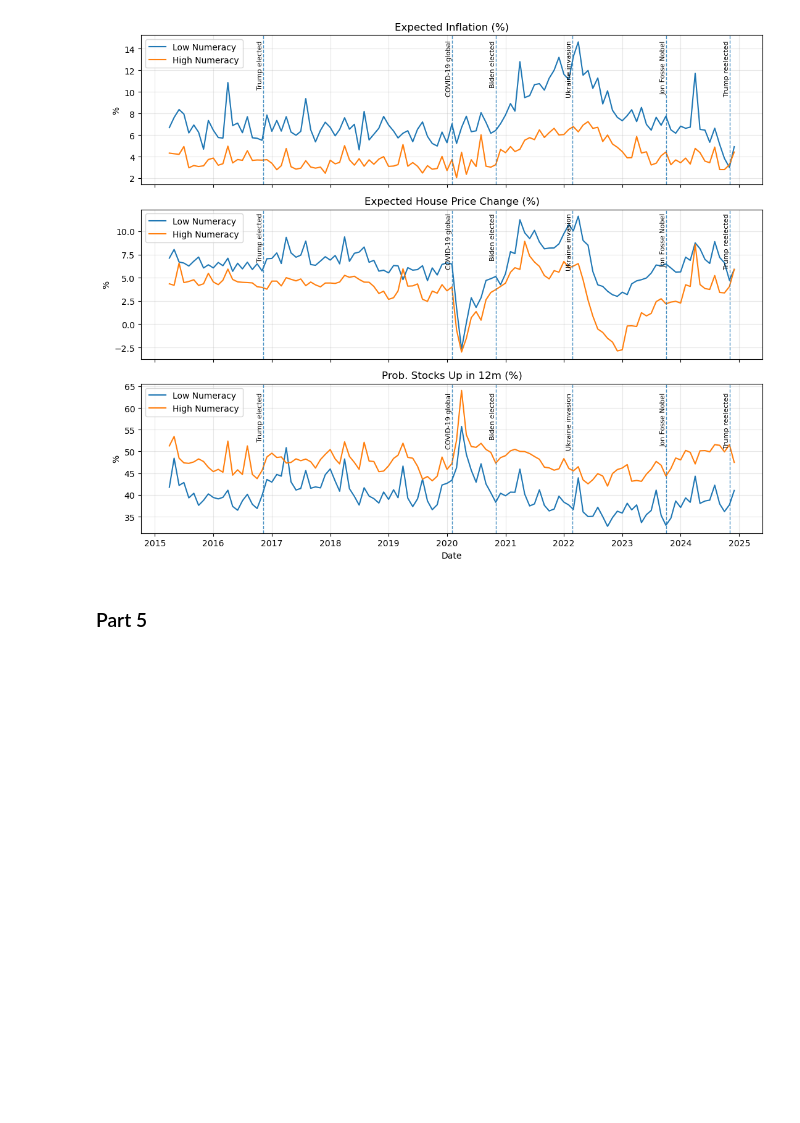
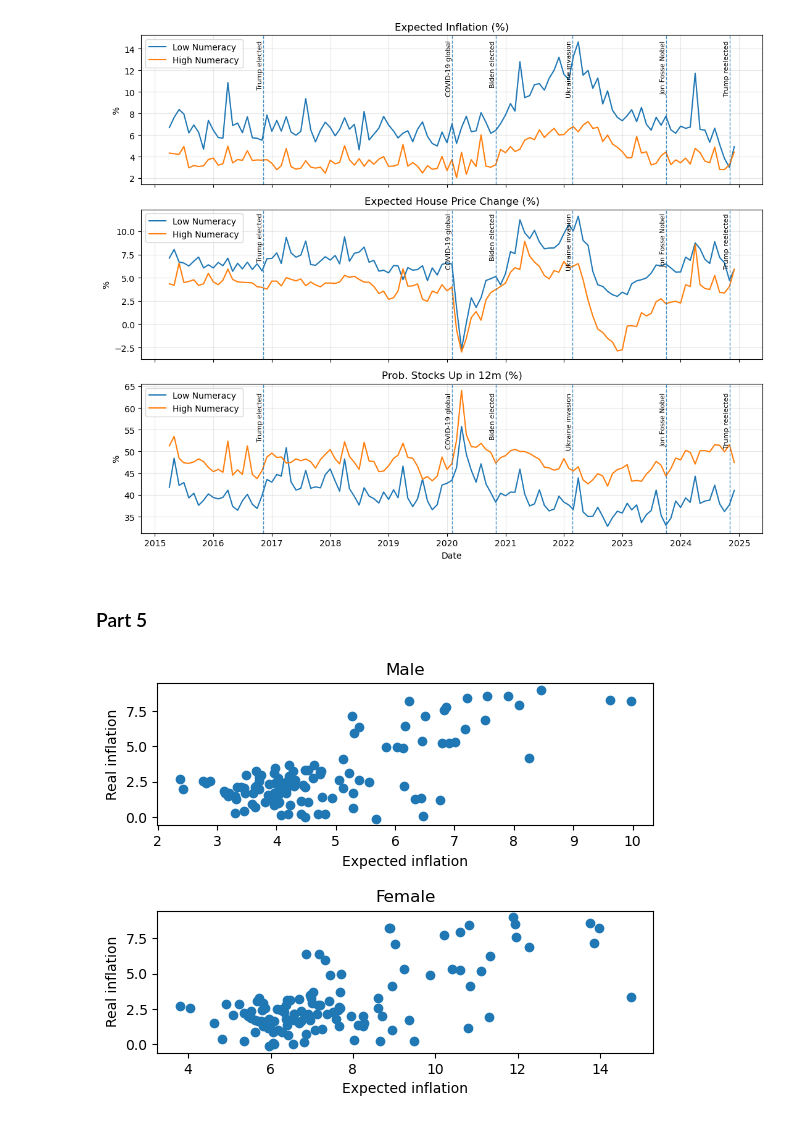
Before and after one commit to vanasilaghi/Term-paper, a Jupyter notebook: Term_Paper_CVS.ipynb, the cells around one changed output. Saved outputs shown, nothing was run; the diff lists cells and outputs as text; code cells hidden in the pictures; blank space fills up the shorter version.

```diff
--- a/Term_Paper_CVS.ipynb
+++ b/Term_Paper_CVS.ipynb
@@ -183,6 +183,36 @@ plot_expectation_dynamics(monthly_numlit, 'num_lit_high', {0: 'Low Numeracy', 1:
 # %%
 #Reading in the CPI data
 cpi_df=pd.read_csv('data/CPI.csv',parse_dates=['DATE'])
-cpi_df["Inflation"] = cpi_df["CPI"].pct_change(periods=12) * 100
+
+#Calculating the real inflation data
+cpi_df["Real_Inflation"] = cpi_df["CPI"].pct_change(periods=12) * 100
+
+#changing the name of the date column for merging
 monthly_gender=monthly_gender.rename(columns={'date':'DATE'})
+
+#Merging the data
 cpi_merged=cpi_df.merge(monthly_gender,on='DATE')
+cpi_merged.set_index('DATE',inplace=True)
+
+#Seperating the male and female data
+male_data=cpi_merged[cpi_merged['female']==0]
+female_data=cpi_merged[cpi_merged['female']==1]
+
+#Creating the pannels
+fig,ax=plt.subplots(2,1)
+
+#Male scatter plot
+ax[0].scatter(male_data['inflation'],male_data['Real_Inflation'])
+ax[0].set_title('Male')
+ax[0].set_xlabel('Expected inflation')
+ax[0].set_ylabel('Real inflation')
+
+#Female scatter plot
+ax[1].scatter(female_data['inflation'],female_data['Real_Inflation'])
+ax[1].set_title('Female')
+ax[1].set_xlabel('Expected inflation')
+ax[1].set_ylabel('Real inflation')
+
+plt.subplots_adjust(wspace=0.4, hspace=0.6)
+# %% [output]
+[figure, added]
```
